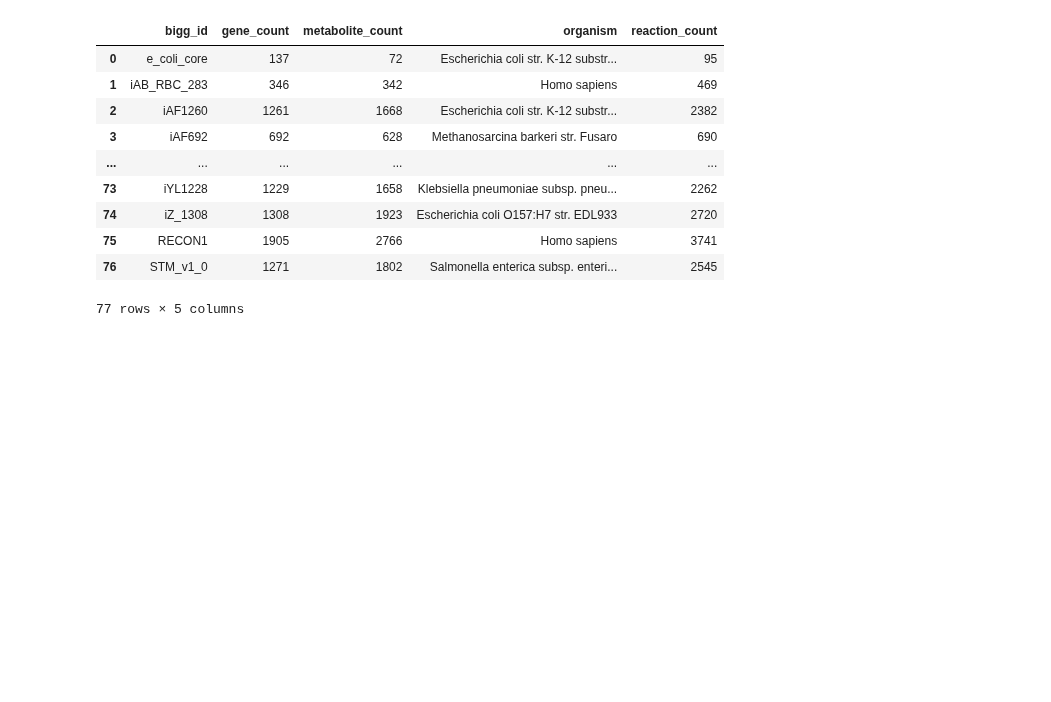
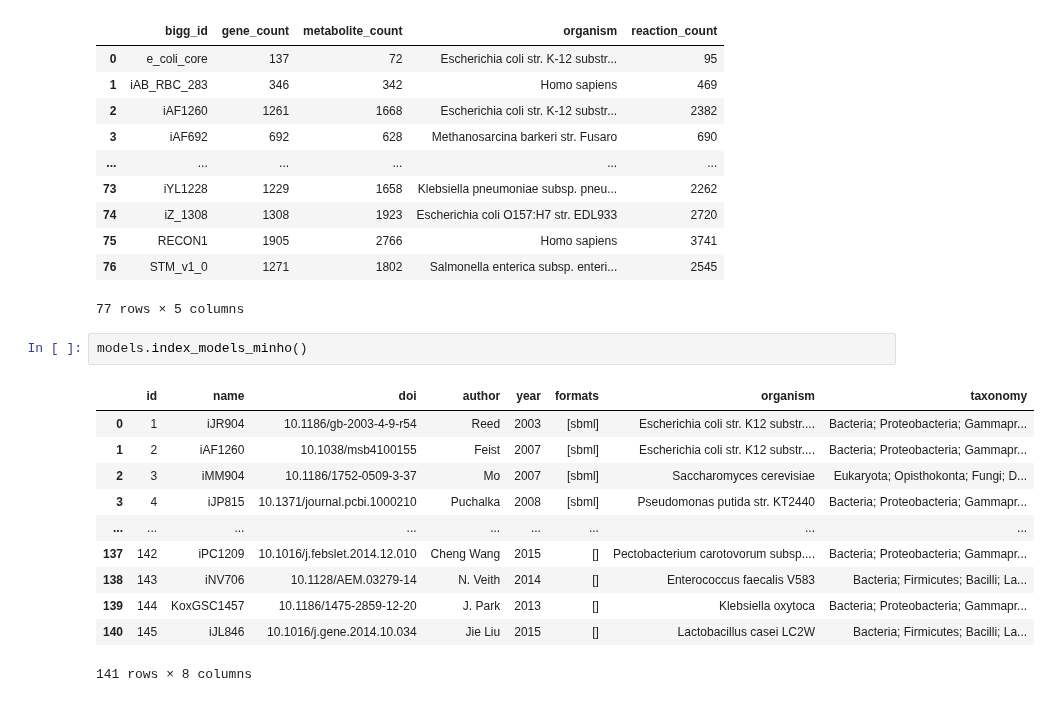
Before and after one commit to biosustain/cameo-notebooks, a Jupyter notebook: 2-import-models.ipynb, the cells around one changed output. Drawn from its saved outputs; the diff is of its cells as text; blank space fills up the shorter version.

```diff
--- a/2-import-models.ipynb
+++ b/2-import-models.ipynb
@@ -31,3 +38,17 @@ models.index_models_bigg()
 | 75 | RECON1 | 1905 | 2766 | Homo sapiens | 3741 |
 | 76 | STM_v1_0 | 1271 | 1802 | Salmonella enterica subsp. enteri... | 2545 |
 77 rows × 5 columns
+# %%
+models.index_models_minho()
+# %% [output]
+|  | id | name | doi | author | year | formats | organism | taxonomy |
+| 0 | 1 | iJR904 | 10.1186/gb-2003-4-9-r54 | Reed | 2003 | [sbml] | Escherichia coli str. K12 substr.... | Bacteria; Proteobacteria; Gammapr... |
+| 1 | 2 | iAF1260 | 10.1038/msb4100155 | Feist | 2007 | [sbml] | Escherichia coli str. K12 substr.... | Bacteria; Proteobacteria; Gammapr... |
+| 2 | 3 | iMM904 | 10.1186/1752-0509-3-37 | Mo | 2007 | [sbml] | Saccharomyces cerevisiae | Eukaryota; Opisthokonta; Fungi; D... |
+| 3 | 4 | iJP815 | 10.1371/journal.pcbi.1000210 | Puchalka | 2008 | [sbml] | Pseudomonas putida str. KT2440 | Bacteria; Proteobacteria; Gammapr... |
+| ... | ... | ... | ... | ... | ... | ... | ... | ... |
+| 137 | 142 | iPC1209 | 10.1016/j.febslet.2014.12.010 | Cheng Wang | 2015 | [] | Pectobacterium carotovorum subsp.... | Bacteria; Proteobacteria; Gammapr... |
+| 138 | 143 | iNV706 | 10.1128/AEM.03279-14 | N. Veith | 2014 | [] | Enterococcus faecalis V583 | Bacteria; Firmicutes; Bacilli; La... |
+| 139 | 144 | KoxGSC1457 | 10.1186/1475-2859-12-20 | J. Park | 2013 | [] | Klebsiella oxytoca | Bacteria; Proteobacteria; Gammapr... |
+| 140 | 145 | iJL846 | 10.1016/j.gene.2014.10.034 | Jie Liu | 2015 | [] | Lactobacillus casei LC2W | Bacteria; Firmicutes; Bacilli; La... |
+141 rows × 8 columns
```
Also changed, not shown: parts of 14 cells of this notebook, 1 other file.
